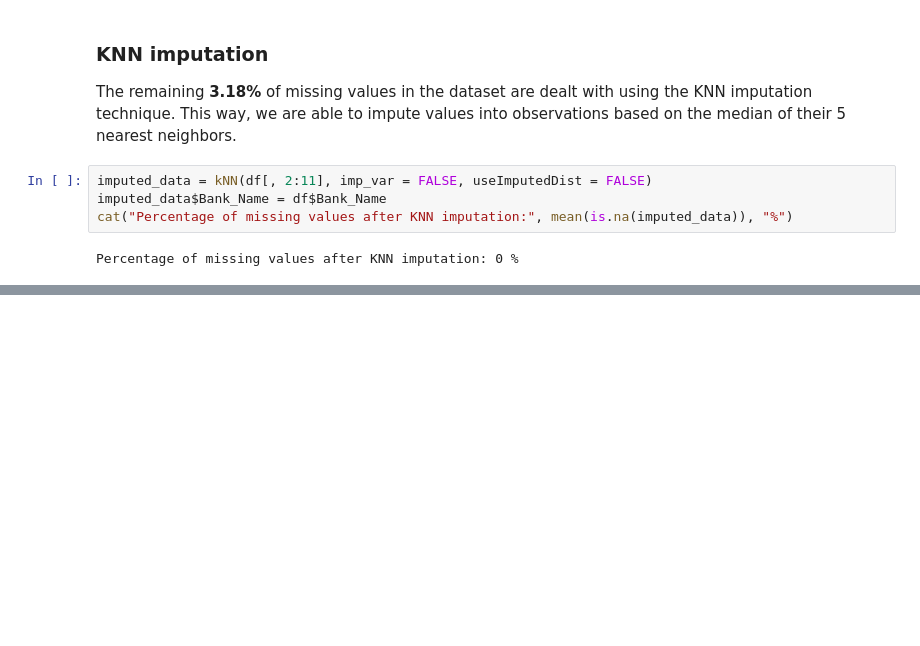
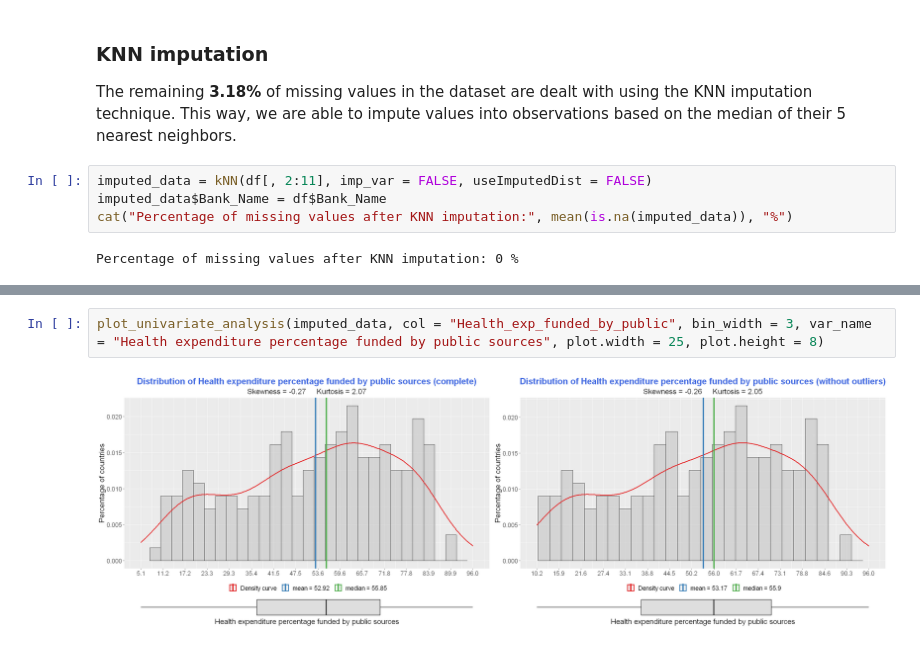
Before and after one commit to BrunoReis18/EAD2, a Jupyter notebook: EDA_Assignment2.ipynb, the cells around one changed output, grey strips where cells are left out. Cells and saved outputs as stored; diff of their text form; blank space fills up the shorter version.

```diff
--- a/EDA_Assignment2.ipynb
+++ b/EDA_Assignment2.ipynb
@@ -122,0 +207,4 @@ imputed_data %>% ggplot(aes(Health_exp_pct_of_GDP)) +
+# %%
+plot_univariate_analysis(imputed_data, col = "Health_exp_funded_by_public", bin_width = 3, var_name = "Health expenditure percentage funded by public sources", plot.width = 25, plot.height = 8)
+# %% [output]
+[figure, added]
```
Also changed, not shown: parts of 28 cells of this notebook.
